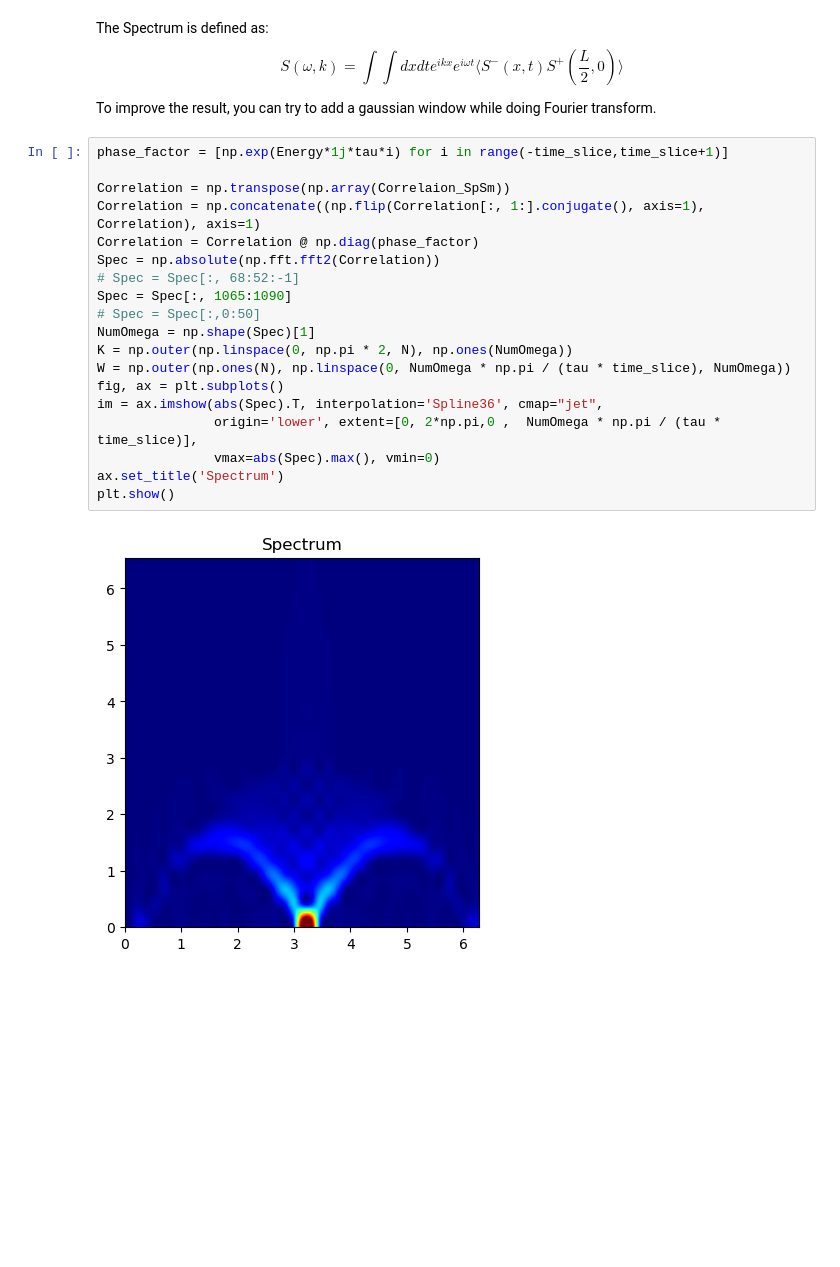
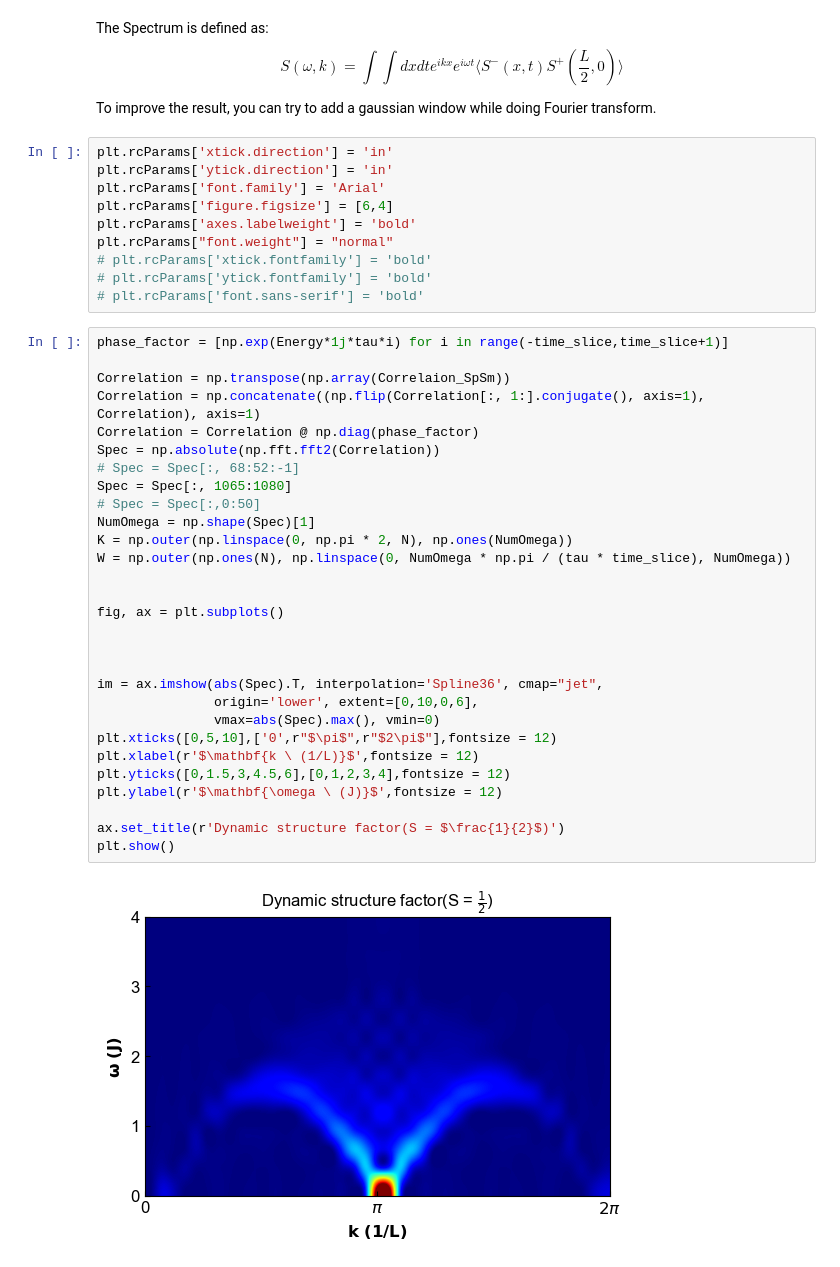
Before and after one commit to DavidGoing/DMRG, a Jupyter notebook: DMRG_TEBD.ipynb, the cells around one changed output. Drawn from its saved outputs; the diff is of its cells as text; blank space fills up the shorter version.

Commit message:
beautiful figure

```diff
--- a/DMRG_TEBD.ipynb
+++ b/DMRG_TEBD.ipynb
@@ -590,24 +590,44 @@ S(\omega,k) = \int\int dx dt e^{ikx} e^{i\omega t} \langle S^-(x,t)S^+(\frac{L}{
 $$
 
 To improve the result, you can try to add a gaussian window while doing Fourier transform.
+# %%
+plt.rcParams['xtick.direction'] = 'in'
+plt.rcParams['ytick.direction'] = 'in'
+plt.rcParams['font.family'] = 'Arial'
+plt.rcParams['figure.figsize'] = [6,4]
+plt.rcParams['axes.labelweight'] = 'bold'
+plt.rcParams["font.weight"] = "normal"
+# plt.rcParams['xtick.fontfamily'] = 'bold'
+# plt.rcParams['ytick.fontfamily'] = 'bold'
+# plt.rcParams['font.sans-serif'] = 'bold'
 # %%
 phase_factor = [np.exp(Energy*1j*tau*i) for i in range(-time_slice,time_slice+1)]
 
 Correlation = np.transpose(np.array(Correlaion_SpSm))
 Correlation = np.concatenate((np.flip(Correlation[:, 1:].conjugate(), axis=1), Correlation), axis=1)
 Correlation = Correlation @ np.diag(phase_factor)
 Spec = np.absolute(np.fft.fft2(Correlation))
 # Spec = Spec[:, 68:52:-1]
-Spec = Spec[:, 1065:1090]
+Spec = Spec[:, 1065:1080]
 # Spec = Spec[:,0:50]
 NumOmega = np.shape(Spec)[1]
 K = np.outer(np.linspace(0, np.pi * 2, N), np.ones(NumOmega))
 W = np.outer(np.ones(N), np.linspace(0, NumOmega * np.pi / (tau * time_slice), NumOmega))
+
+
 fig, ax = plt.subplots()
+
+
+
 im = ax.imshow(abs(Spec).T, interpolation='Spline36', cmap="jet",
-               origin='lower', extent=[0, 2*np.pi,0 ,  NumOmega * np.pi / (tau * time_slice)],
+               origin='lower', extent=[0,10,0,6],
                vmax=abs(Spec).max(), vmin=0)
-ax.set_title('Spectrum')
+plt.xticks([0,5,10],['0',r"$\pi$",r"$2\pi$"],fontsize = 12)
+plt.xlabel(r'$\mathbf{k \ (1/L)}$',fontsize = 12)
+plt.yticks([0,1.5,3,4.5,6],[0,1,2,3,4],fontsize = 12)
+plt.ylabel(r'$\mathbf{\omega \ (J)}$',fontsize = 12)
+
+ax.set_title(r'Dynamic structure factor(S = $\frac{1}{2}$)')
 plt.show()
 # %% [output]
-[figure, old version]
+[figure, new version]
```
Also changed, not shown: parts of 2 cells of this notebook, 2 other files.
